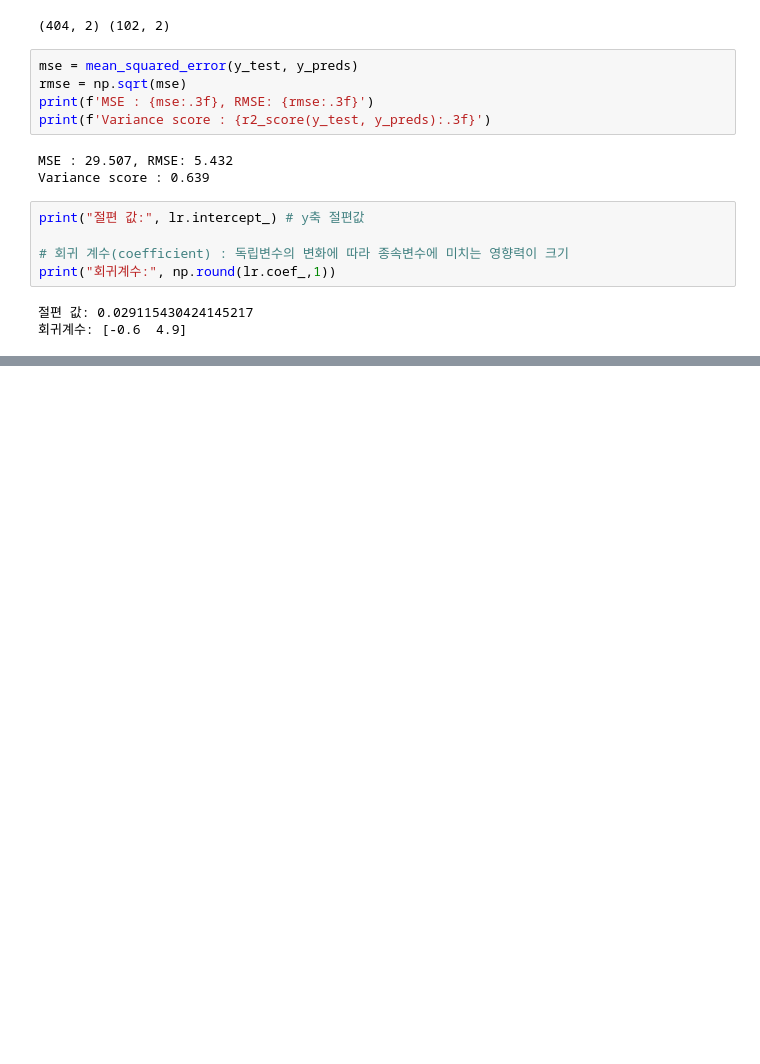
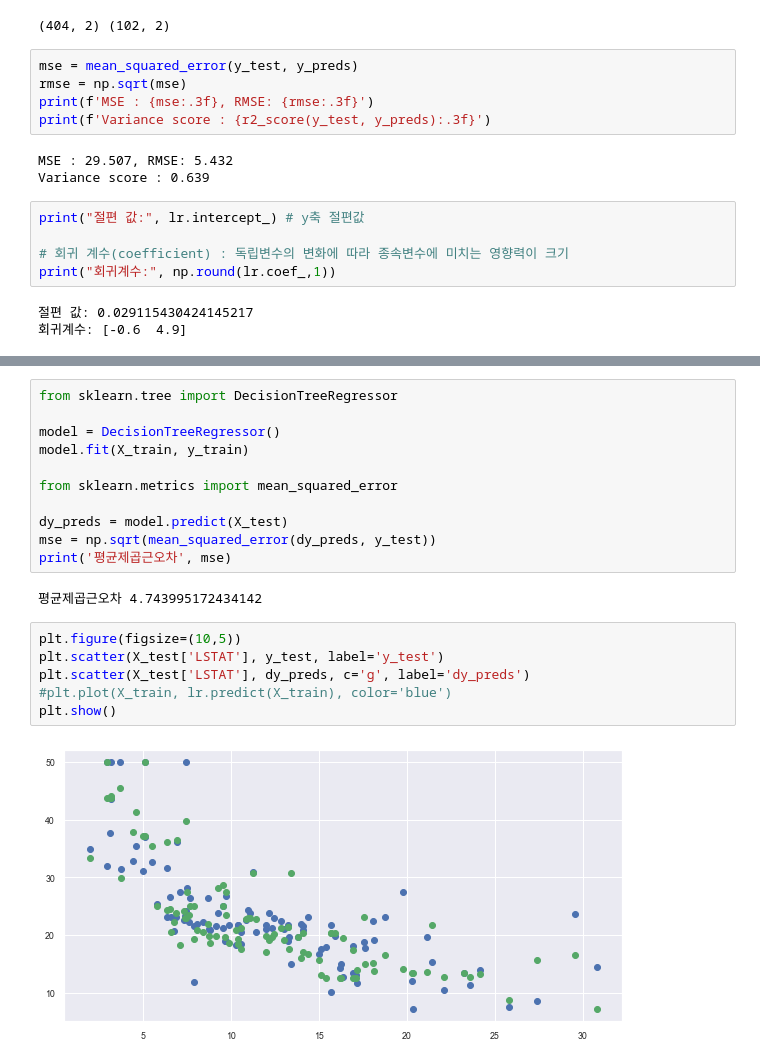
Before and after one commit to dsamne/AI-class, a Jupyter notebook: boston.ipynb, the cells around one changed output, grey strips where cells are left out. Drawn from its saved outputs; the diff is of its cells as text; blank space fills up the shorter version.

```diff
--- a/boston.ipynb
+++ b/boston.ipynb
@@ -250,0 +218,21 @@ print('평균제곱근오차', mse)
+# %%
+from sklearn.tree import DecisionTreeRegressor
+
+model = DecisionTreeRegressor()
+model.fit(X_train, y_train)
+
+from sklearn.metrics import mean_squared_error
+
+dy_preds = model.predict(X_test)
+mse = np.sqrt(mean_squared_error(dy_preds, y_test))
+print('평균제곱근오차', mse)
+# %% [output]
+평균제곱근오차 4.743995172434142
+# %%
+plt.figure(figsize=(10,5))
+plt.scatter(X_test['LSTAT'], y_test, label='y_test')
+plt.scatter(X_test['LSTAT'], dy_preds, c='g', label='dy_preds')
+#plt.plot(X_train, lr.predict(X_train), color='blue')
+plt.show()
+# %% [output]
+[figure, added]
```
Also changed, not shown: parts of 11 cells of this notebook.
